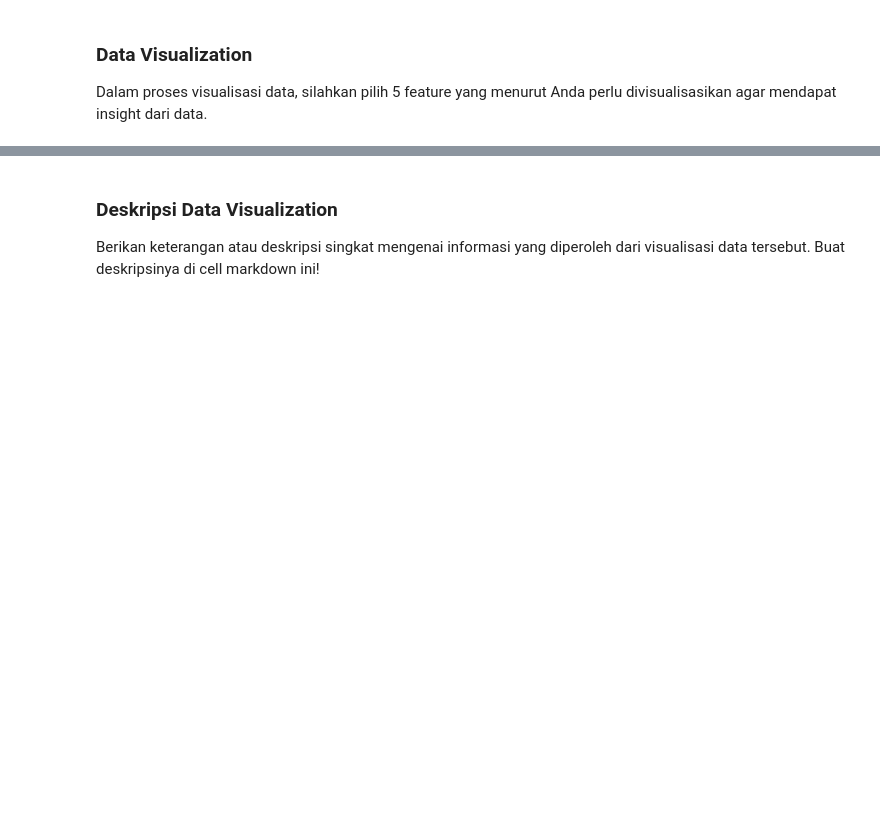
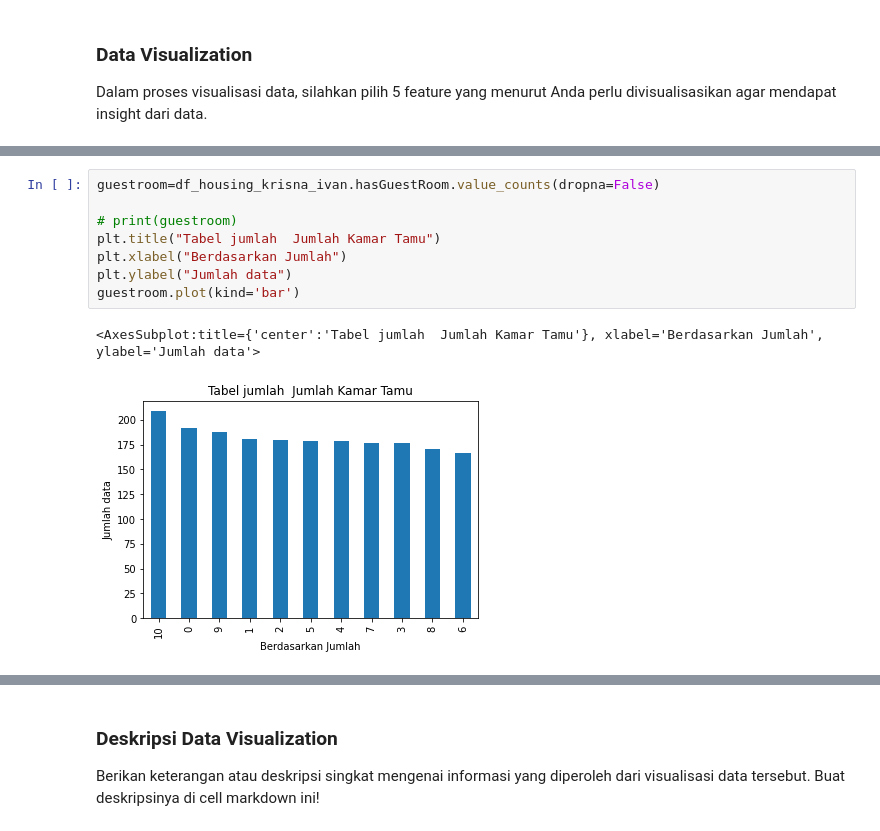
Before and after one commit to IvanKristiawan/PMDPM_UAS, a Jupyter notebook: Proyek UAS PMDPM_Krisna_Ivan.ipynb, the cells around one changed output, grey strips where cells are left out. Saved outputs shown, nothing was run; the diff lists cells and outputs as text; blank space fills up the shorter version.

```diff
--- a/Proyek UAS PMDPM_Krisna_Ivan.ipynb
+++ b/Proyek UAS PMDPM_Krisna_Ivan.ipynb
@@ -79,0 +110,11 @@ Dalam proses visualisasi data, silahkan pilih 5 feature yang menurut Anda perlu
+# %%
+guestroom=df_housing_krisna_ivan.hasGuestRoom.value_counts(dropna=False)
+
+# print(guestroom)
+plt.title("Tabel jumlah  Jumlah Kamar Tamu")
+plt.xlabel("Berdasarkan Jumlah")
+plt.ylabel("Jumlah data")
+guestroom.plot(kind='bar')
+# %% [output]
+<AxesSubplot:title={'center':'Tabel jumlah  Jumlah Kamar Tamu'}, xlabel='Berdasarkan Jumlah', ylabel='Jumlah data'>
+[figure, added]
```
Also changed, not shown: parts of 14 cells of this notebook.
